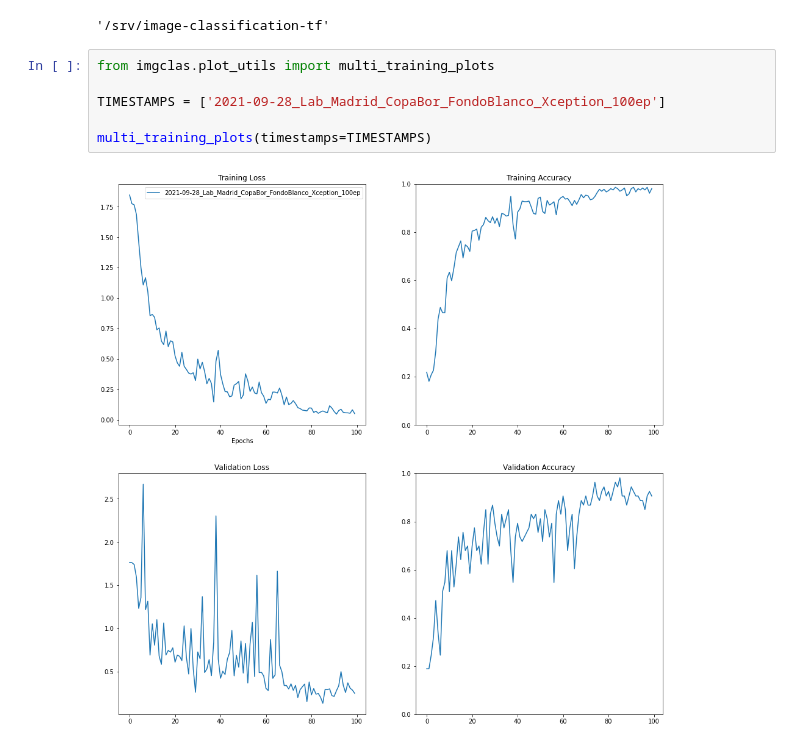
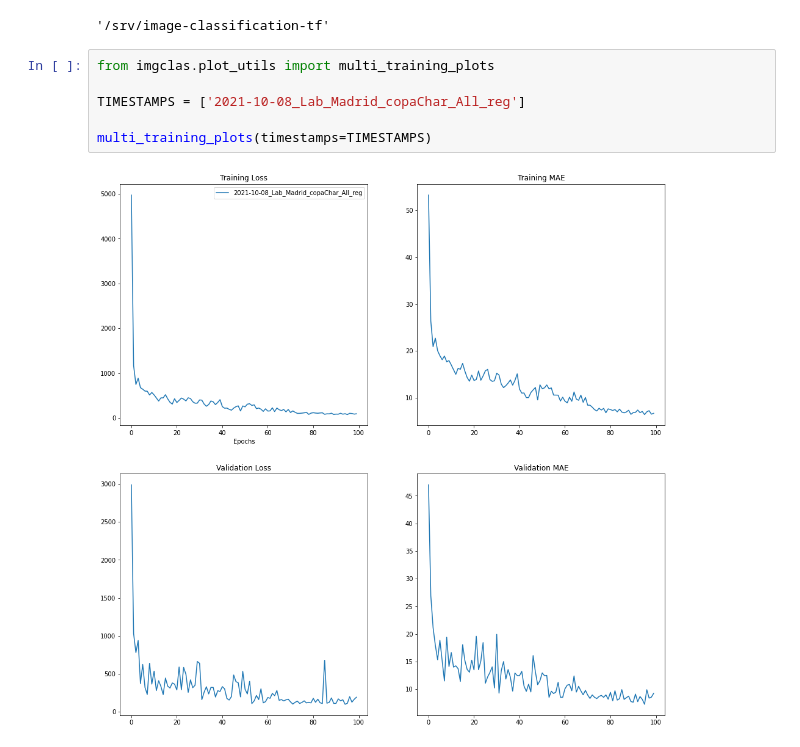
Before and after one commit to MiriamCobo/BrainGut-WineUp, a Jupyter notebook: notebooks/2.0-Model_training.ipynb, the cells around one changed output. Cells and saved outputs as stored; diff of their text form.

Commit message:
Regression results for copa Char

```diff
--- a/notebooks/2.0-Model_training.ipynb
+++ b/notebooks/2.0-Model_training.ipynb
@@ -98,8 +98,8 @@ pwd
 # %%
 from imgclas.plot_utils import multi_training_plots
 
-TIMESTAMPS = ['2021-09-28_Lab_Madrid_CopaBor_FondoBlanco_Xception_100ep']
+TIMESTAMPS = ['2021-10-08_Lab_Madrid_copaChar_All_reg']
 
 multi_training_plots(timestamps=TIMESTAMPS)
 # %% [output]
-[figure, old version]
+[figure, new version]
```
Also changed, not shown: parts of 3 cells of this notebook, 5 other files.
